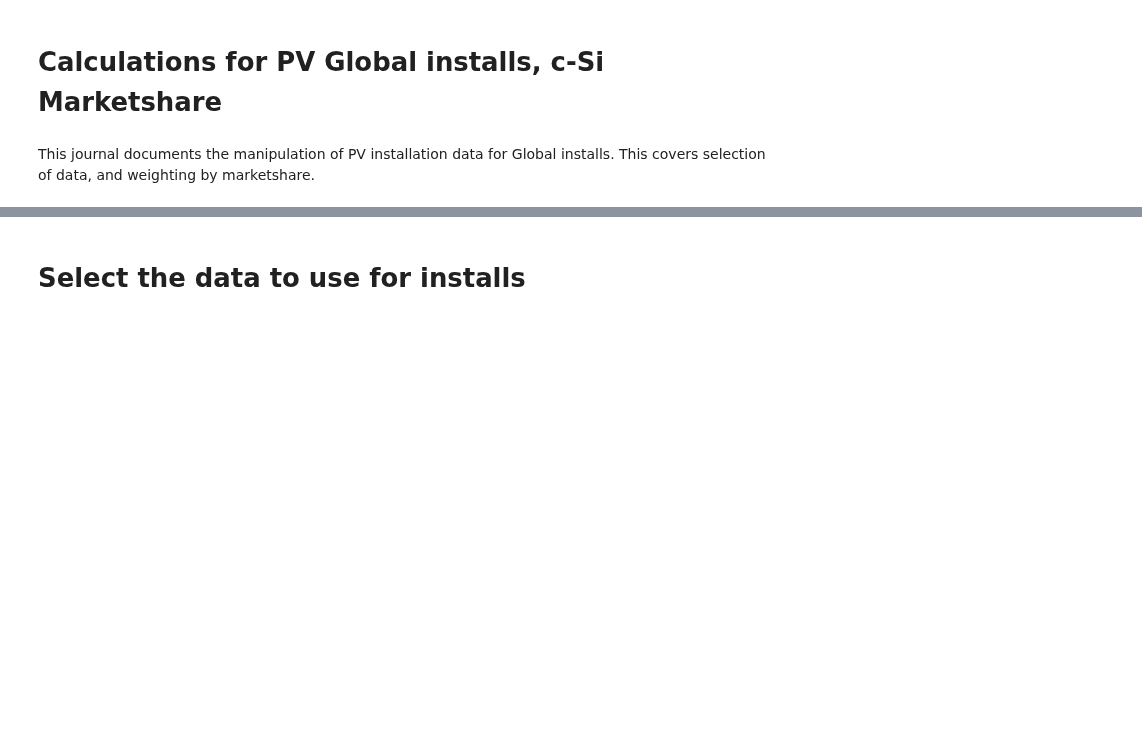
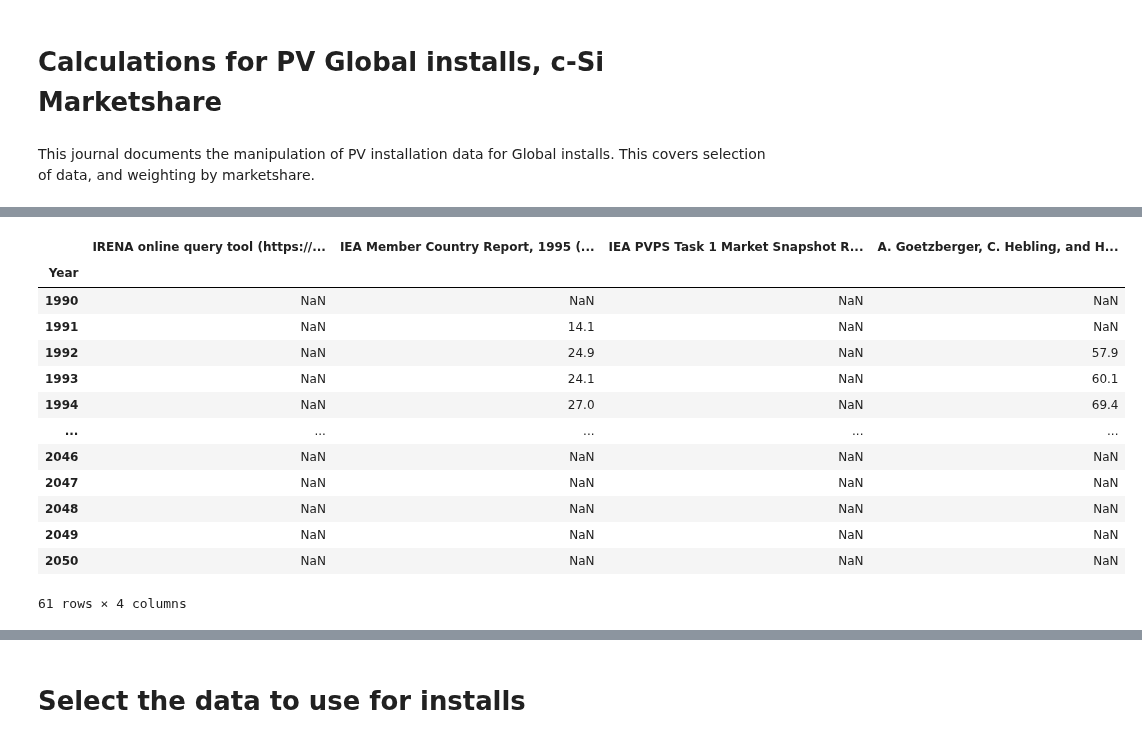
Before and after one commit to NREL/PV_ICE, a Jupyter notebook: docs/tutorials/baseline development documentation/(baseline dev) PV Installations - Global.ipynb, the cells around one changed output, grey strips where cells are left out. Drawn from its saved outputs; the diff is of its cells as text; code cells hidden in the pictures; blank space fills up the shorter version.

```diff
--- a/docs/tutorials/baseline development documentation/(baseline dev) PV Installations - Global.ipynb
+++ b/docs/tutorials/baseline development documentation/(baseline dev) PV Installations - Global.ipynb
@@ -22,3 +24,20 @@ print(len(sources))
+# %%
+df_installs_raw
+# %% [output]
+|  | IRENA online query tool (https://... | IEA Member Country Report, 1995 (... | IEA PVPS Task 1 Market Snapshot R... | A. Goetzberger, C. Hebling, and H... |
+| Year |  |  |  |  |
+| 1990 | NaN | NaN | NaN | NaN |
+| 1991 | NaN | 14.1 | NaN | NaN |
+| 1992 | NaN | 24.9 | NaN | 57.9 |
+| 1993 | NaN | 24.1 | NaN | 60.1 |
+| 1994 | NaN | 27.0 | NaN | 69.4 |
+| ... | ... | ... | ... | ... |
+| 2046 | NaN | NaN | NaN | NaN |
+| 2047 | NaN | NaN | NaN | NaN |
+| 2048 | NaN | NaN | NaN | NaN |
+| 2049 | NaN | NaN | NaN | NaN |
+| 2050 | NaN | NaN | NaN | NaN |
+61 rows × 4 columns
 # %%
 plt.plot(df_installs_raw.index,df_installs_raw[sources[0]],lw=4,marker='*',label=sources[0])
 plt.plot(df_installs_raw.index,df_installs_raw[sources[1]],lw=3,marker='o',label=sources[1])
```
Also changed, not shown: parts of 11 cells of this notebook, 11 other files.
